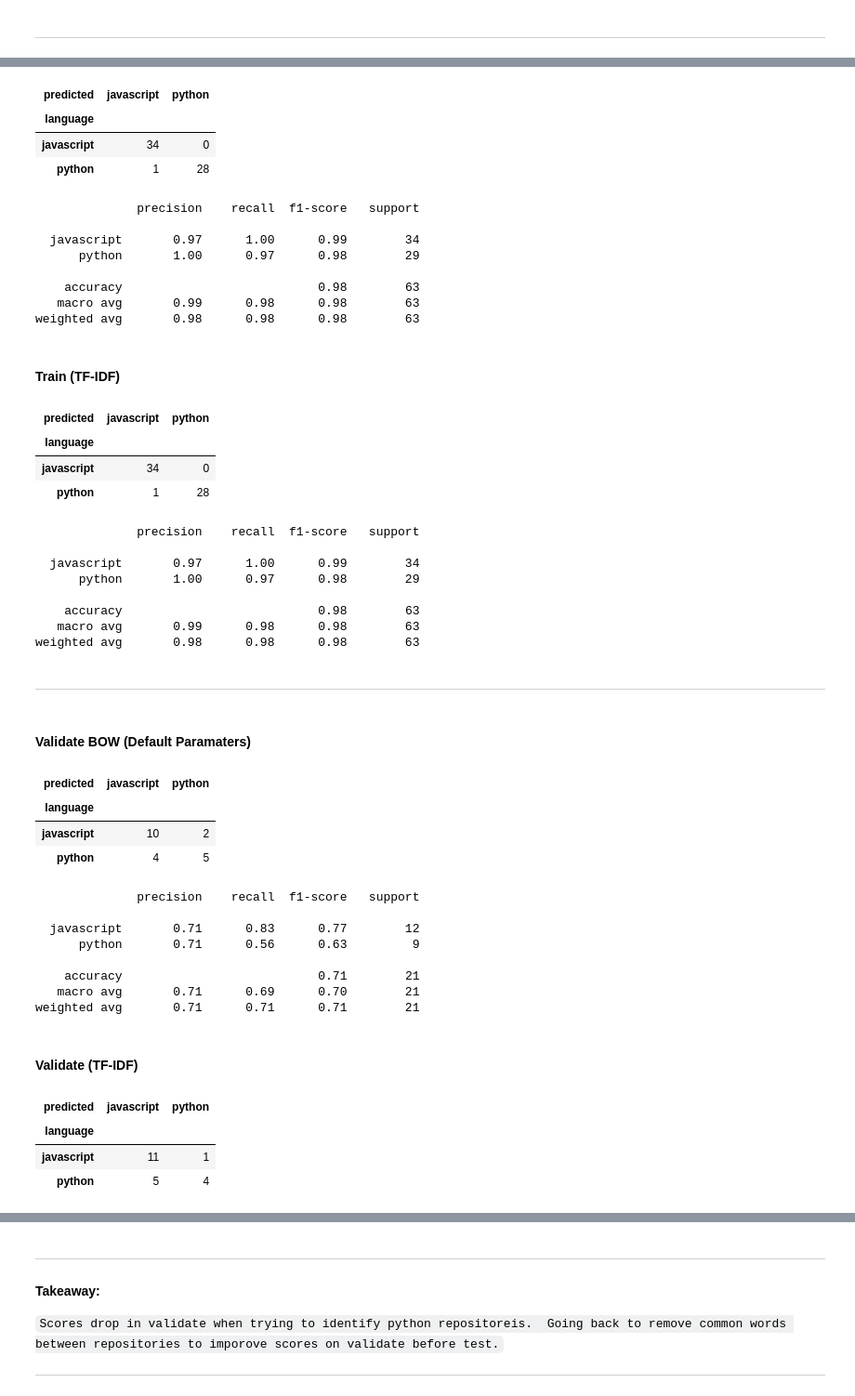
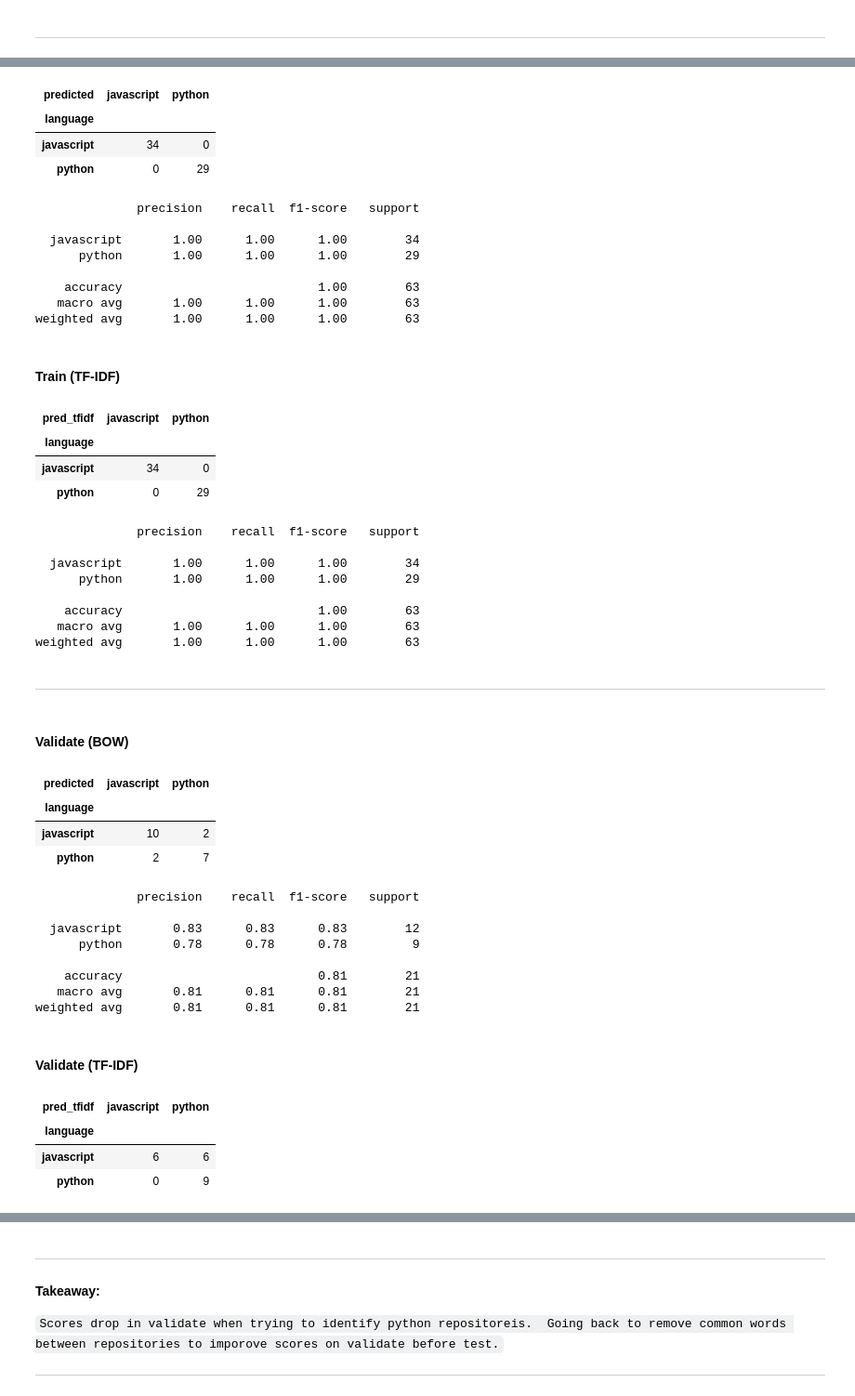
Before and after one commit to AC-Readme/nlp_project, a Jupyter notebook: corey_scratch.ipynb, the cells around one changed output, grey strips where cells are left out. Shown: that part at 93% size. Saved outputs shown, nothing was run; the diff lists cells and outputs as text; code cells hidden in the pictures.

```diff
--- a/corey_scratch.ipynb
+++ b/corey_scratch.ipynb
@@ -578,7 +578,7 @@ from sklearn.feature_extraction.text import CountVectorizer
 # different word n-grams or char n-grams to be extracted.
 
 vectorizer = CountVectorizer(stop_words='english',
-                             min_df=20,
+                             min_df=4,
                              ngram_range=(1,2),
                              binary=True)
 
@@ -591,7 +591,7 @@ bow = vectorizer.transform(train.text_filtered)
 # %%
 from sklearn.feature_extraction.text import TfidfVectorizer
 
-tfidf = TfidfVectorizer(stop_words='english', min_df=20,
+tfidf = TfidfVectorizer(stop_words='english', min_df=4,
                              ngram_range=(1,2),
                              binary=True)
 
@@ -617,7 +617,7 @@ pd.crosstab(train.language, train.predicted)
 | predicted | javascript | python |
 | language |  |  |
 | javascript | 34 | 0 |
-| python | 1 | 28 |
+| python | 0 | 29 |
 # %%
 from sklearn.metrics import confusion_matrix, classification_report
 
@@ -625,12 +625,12 @@ print(classification_report(train.language, train.predicted))
 # %% [output]
               precision    recall  f1-score   support
 
-  javascript       0.97      1.00      0.99        34
-      python       1.00      0.97      0.98        29
+  javascript       1.00      1.00      1.00        34
+      python       1.00      1.00      1.00        29
 
-    accuracy                           0.98        63
-   macro avg       0.99      0.98      0.98        63
-weighted avg       0.98      0.98      0.98        63
+    accuracy                           1.00        63
+   macro avg       1.00      1.00      1.00        63
+weighted avg       1.00      1.00      1.00        63
 # %% [markdown]
 #### Train (TF-IDF)
 # %%
@@ -644,27 +643,27 @@ lm_tfidf = LogisticRegression().fit(X_tfidf, y)
 train['pred_tfidf'] = lm_tfidf.predict(X_tfidf)
 # %%
 # Results(train)
-pd.crosstab(train.language, train.predicted)
+pd.crosstab(train.language, train.pred_tfidf)
 # %% [output]
-| predicted | javascript | python |
+| pred_tfidf | javascript | python |
 | language |  |  |
 | javascript | 34 | 0 |
-| python | 1 | 28 |
+| python | 0 | 29 |
 # %%
-print(classification_report(train.language, train.predicted))
+print(classification_report(train.language, train.pred_tfidf))
 # %% [output]
               precision    recall  f1-score   support
 
-  javascript       0.97      1.00      0.99        34
-      python       1.00      0.97      0.98        29
+  javascript       1.00      1.00      1.00        34
+      python       1.00      1.00      1.00        29
 
-    accuracy                           0.98        63
-   macro avg       0.99      0.98      0.98        63
-weighted avg       0.98      0.98      0.98        63
+    accuracy                           1.00        63
+   macro avg       1.00      1.00      1.00        63
+weighted avg       1.00      1.00      1.00        63
 # %% [markdown]
 ***
 # %% [markdown]
-#### Validate BOW (Default Paramaters)
+#### Validate (BOW)
 # %%
 # Validate
 bow = vectorizer.transform(validate.text_filtered)
@@ -678,31 +677,31 @@ pd.crosstab(validate.language, validate.predicted)
 | predicted | javascript | python |
 | language |  |  |
 | javascript | 10 | 2 |
-| python | 4 | 5 |
+| python | 2 | 7 |
 # %%
 print(classification_report(validate.language, validate.predicted))
 # %% [output]
               precision    recall  f1-score   support
 
-  javascript       0.71      0.83      0.77        12
-      python       0.71      0.56      0.63         9
+  javascript       0.83      0.83      0.83        12
+      python       0.78      0.78      0.78         9
 
-    accuracy                           0.71        21
-   macro avg       0.71      0.69      0.70        21
-weighted avg       0.71      0.71      0.71        21
+    accuracy                           0.81        21
+   macro avg       0.81      0.81      0.81        21
+weighted avg       0.81      0.81      0.81        21
 # %% [markdown]
 #### Validate (TF-IDF)
 # %%
 tfidf_sparse_matrix = tfidf.transform(validate.text_filtered)
 X_tfidf_validate = tfidf_sparse_matrix
 y = validate['language']
-validate['predicted'] = lm.predict(X_tfidf_validate)
+validate['pred_tfidf'] = lm.predict(X_tfidf_validate)
 # %%
 # Results(validate)
-pd.crosstab(validate.language, validate.predicted)
+pd.crosstab(validate.language, validate.pred_tfidf)
 # %% [output]
-| predicted | javascript | python |
+| pred_tfidf | javascript | python |
 | language |  |  |
-| javascript | 11 | 1 |
-| python | 5 | 4 |
+| javascript | 6 | 6 |
+| python | 0 | 9 |
 # %%
```
Also changed, not shown: parts of 29 cells of this notebook.
